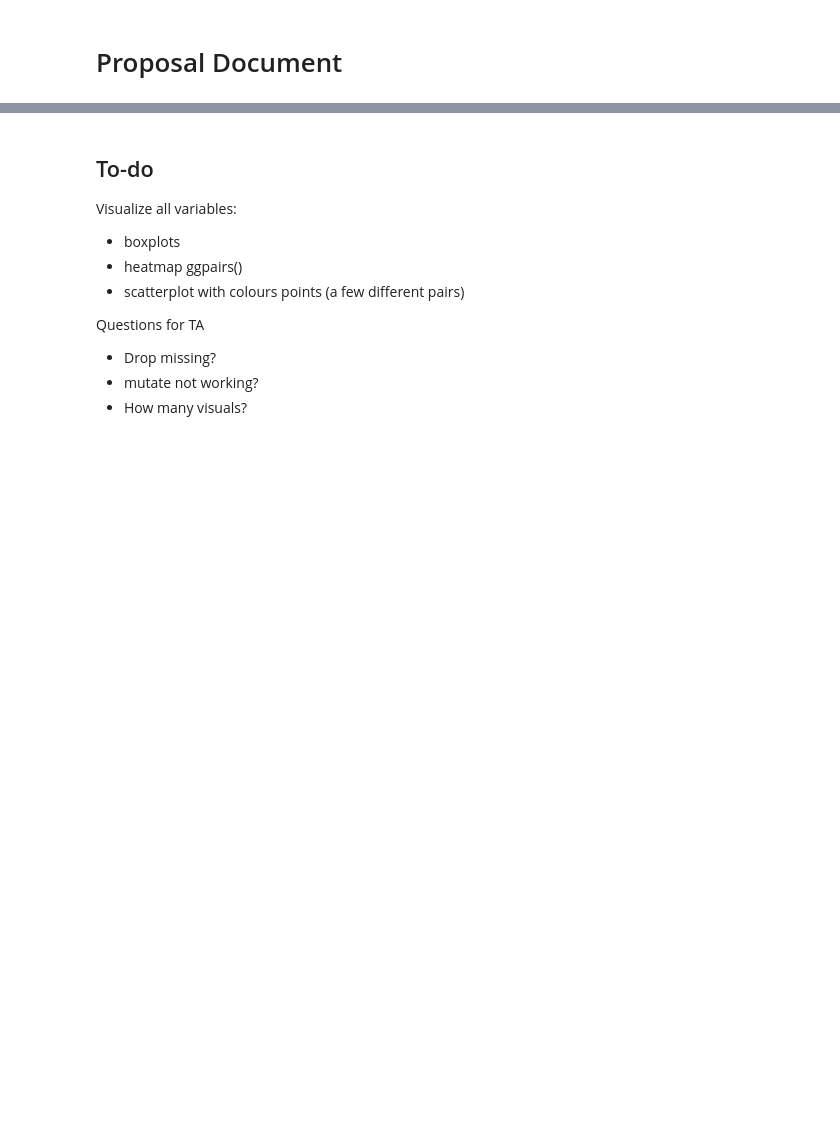
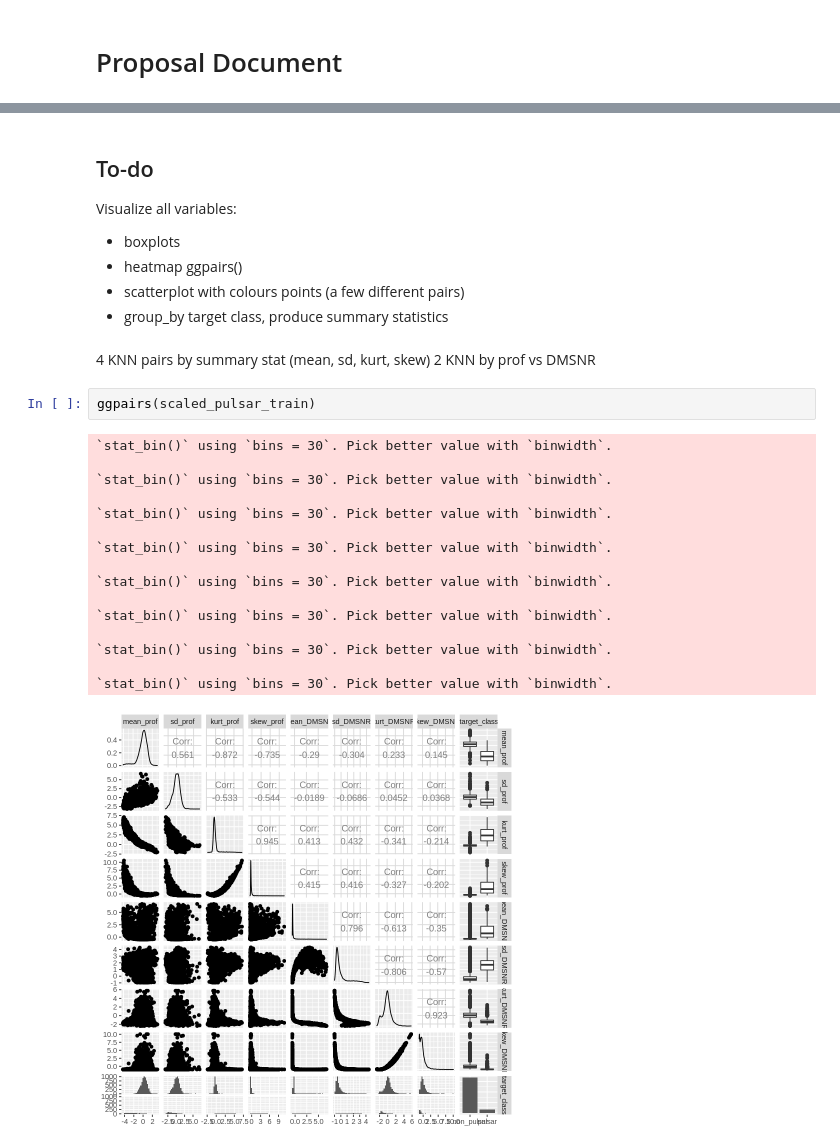
Before and after one commit to NicoRui/DSCI_100_Project, a Jupyter notebook: Proposal.ipynb, the cells around one changed output, grey strips where cells are left out. Cells and saved outputs as stored; diff of their text form; blank space fills up the shorter version.

```diff
--- a/Proposal.ipynb
+++ b/Proposal.ipynb
@@ -73,9 +153,26 @@ Visualize all variables:
 - boxplots
 - heatmap ggpairs()
 - scatterplot with colours points (a few different pairs)
-
-
-Questions for TA
-- Drop missing?
-- mutate not working?
-- How many visuals?
+- group_by target class, produce summary statistics
+# %% [markdown]
+4 KNN pairs by summary stat (mean, sd, kurt, skew)
+2 KNN by prof vs DMSNR
+# %%
+ggpairs(scaled_pulsar_train)
+# %% [output]
+`stat_bin()` using `bins = 30`. Pick better value with `binwidth`.
+
+`stat_bin()` using `bins = 30`. Pick better value with `binwidth`.
+
+`stat_bin()` using `bins = 30`. Pick better value with `binwidth`.
+
+`stat_bin()` using `bins = 30`. Pick better value with `binwidth`.
+
+`stat_bin()` using `bins = 30`. Pick better value with `binwidth`.
+
+`stat_bin()` using `bins = 30`. Pick better value with `binwidth`.
+
+`stat_bin()` using `bins = 30`. Pick better value with `binwidth`.
+
+`stat_bin()` using `bins = 30`. Pick better value with `binwidth`.
+[figure, added]
```
Also changed, not shown: parts of 8 cells of this notebook.
